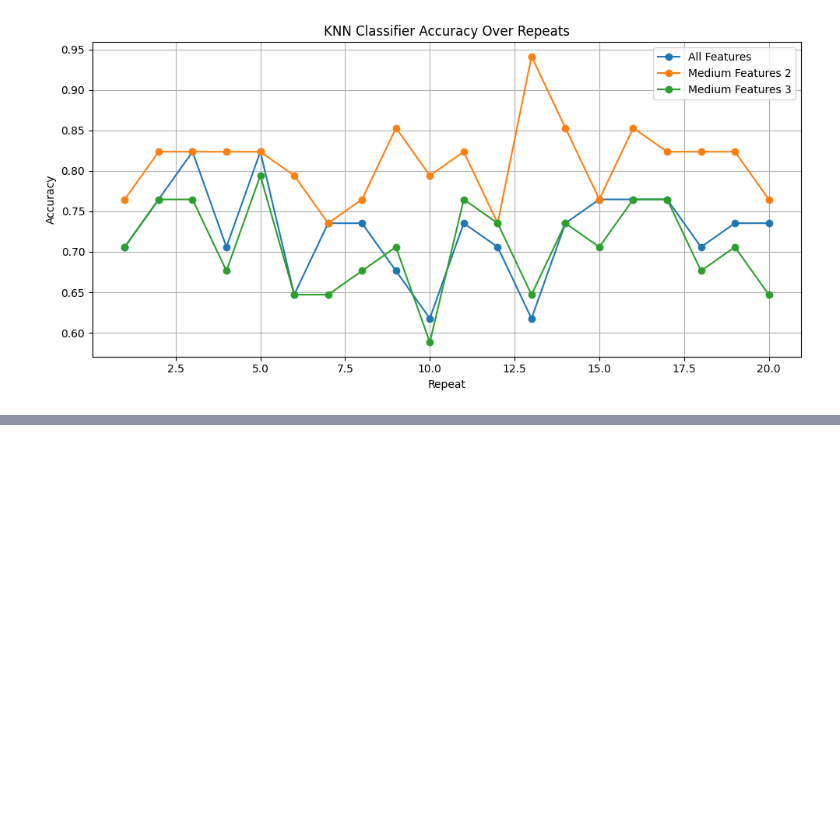
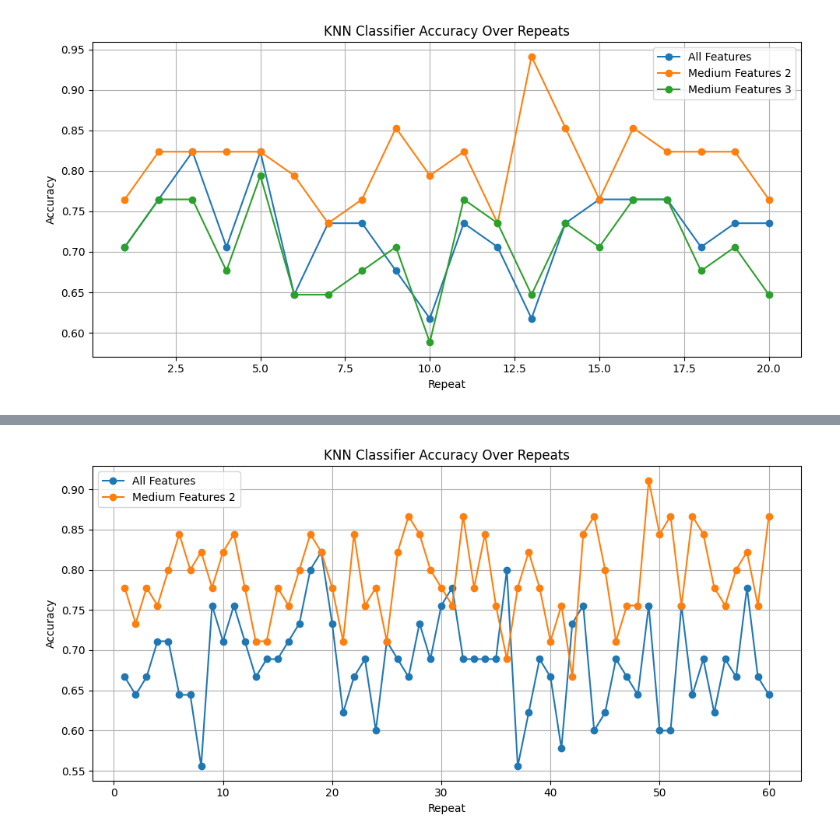
Before and after one commit to mehrnazeraeisi/Wine, a Jupyter notebook: Wine_KnnClassification_Modification.ipynb, the cells around one changed output, grey strips where cells are left out. Saved outputs shown, nothing was run; the diff lists cells and outputs as text; code cells hidden in the pictures; blank space fills up the shorter version.

```diff
--- a/Wine_KnnClassification_Modification.ipynb
+++ b/Wine_KnnClassification_Modification.ipynb
@@ -288,0 +289,4 @@ evaluate_knn_accuracy_by_groups(X_data, y_data, medium_features_2, medium_featur
+# %%
+evaluate_knn_accuracy_by_groups(X_data, y_data, medium_features_2, all_features, test_size=0.25, n_repeats=60)
+# %% [output]
+[figure, added]
```
Also changed, not shown: parts of 2 cells of this notebook.
